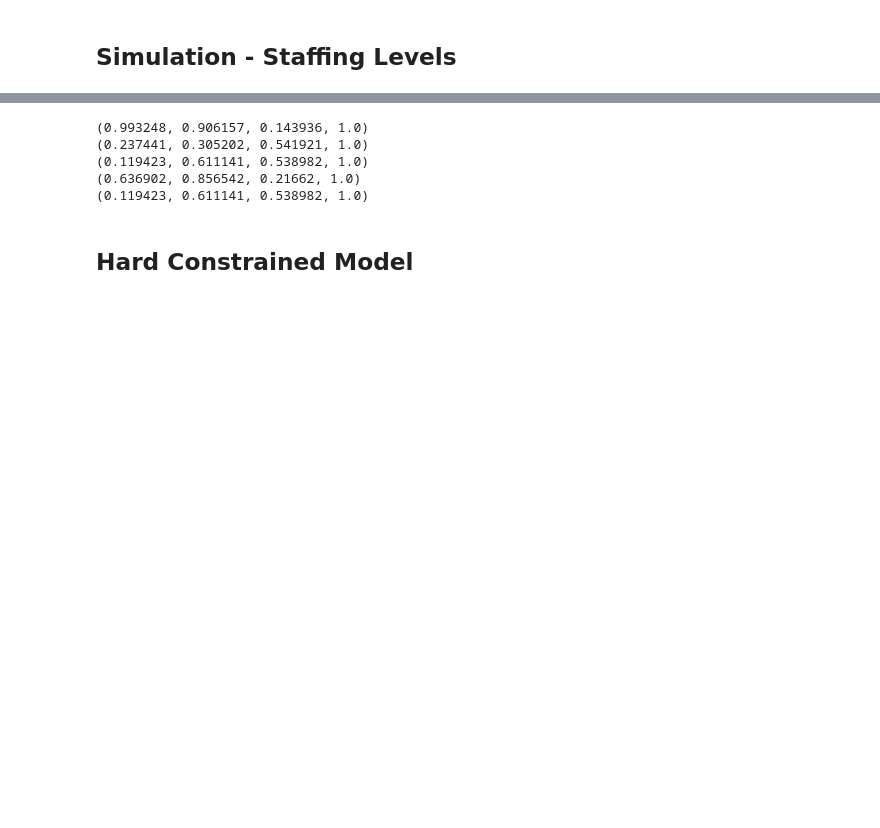
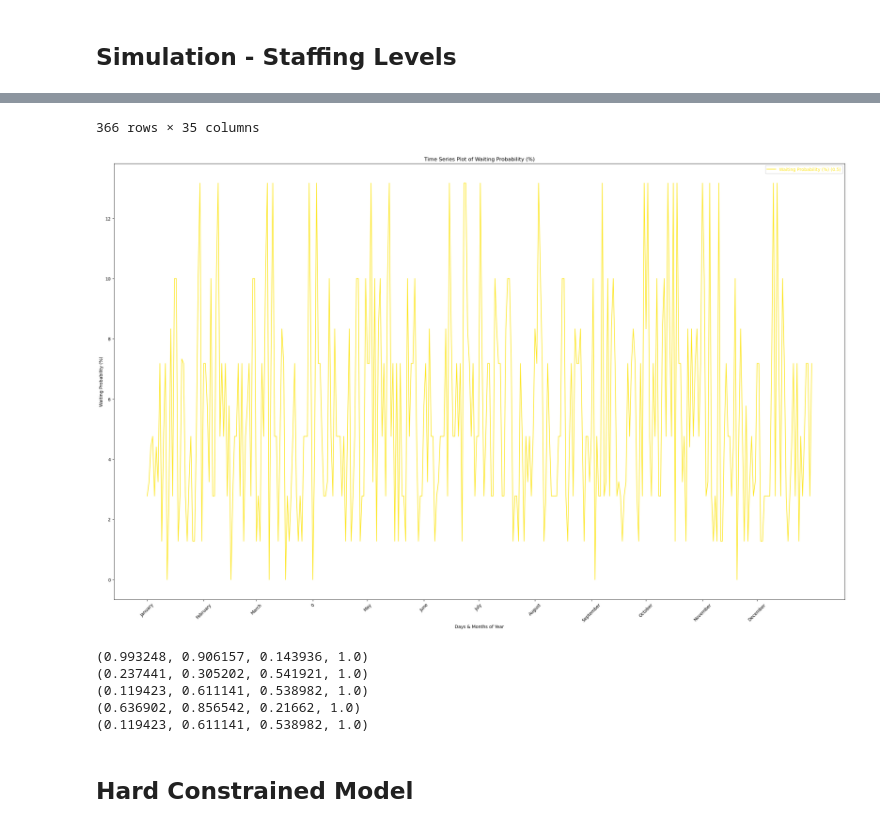
Before and after one commit to JoachimSvensson/HealthSector, a Jupyter notebook: FinalSchedules.ipynb, the cells around one changed output, grey strips where cells are left out. Drawn from its saved outputs; the diff is of its cells as text; code cells hidden in the pictures; blank space fills up the shorter version.

Commit message:
Creating the simulation of emergency help plotting

```diff
--- a/FinalSchedules.ipynb
+++ b/FinalSchedules.ipynb
@@ -313,7 +313,7 @@ date_range = pd.date_range(start_date, end_date)
 # Create DataFrame with random demand values
 df = pd.DataFrame(index=date_range)
 df['day'] = 1
-df['demand'] = df['day'].apply(lambda x: np.random.poisson((1000/365)))
+df['demand'] = df['day'].apply(lambda x: np.random.poisson((1500/365)))
 demand_df = df
 # %%
 def update_values(row):
@@ -391,0 +374,11 @@ sim.create_staffing_levels_average_week_plot(staffing_levels, 'All', 'Waiting Pr
+# %%
+display(staffing_levels)
+month = 'All'
+observed_kpi = 'Waiting Probability (%)'
+aggregation_level = 'year'
+handling_times = [0.5]
+sim.create_staffing_levels_average_week_plot(staffing_levels=staffing_levels,
+                                             month=month,
+                                             observed_kpi=observed_kpi,
+                                             handling_times=handling_times)
+# %% [output]
@@ -392,3 +397,5 @@ sim.create_staffing_levels_average_week_plot(staffing_levels, 'All', 'Waiting Pr
+366 rows × 35 columns
+[figure, added]
 # %%
 for i in handling_times:
     print()
```
Also changed, not shown: parts of 2 cells of this notebook, 1 other file.
